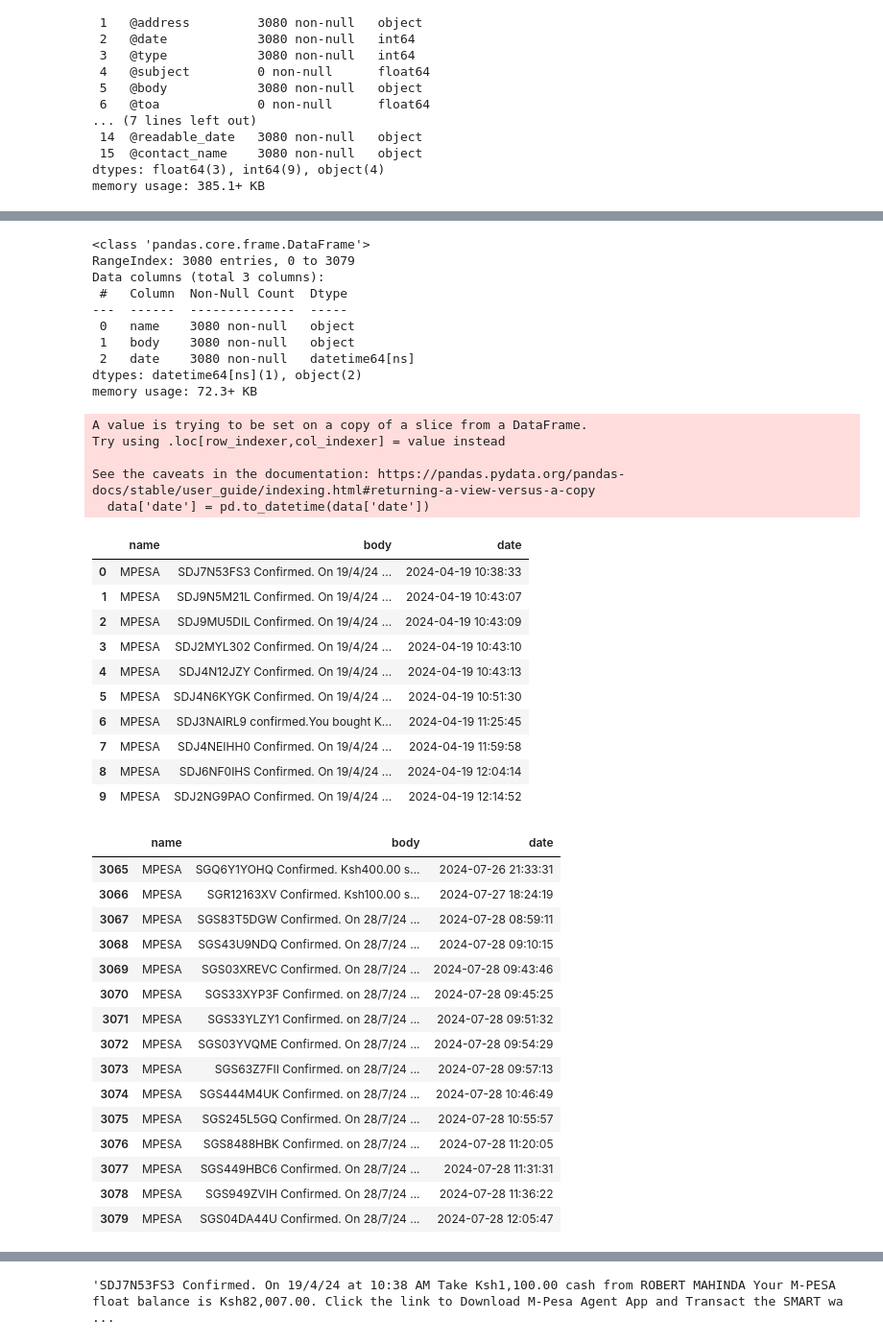
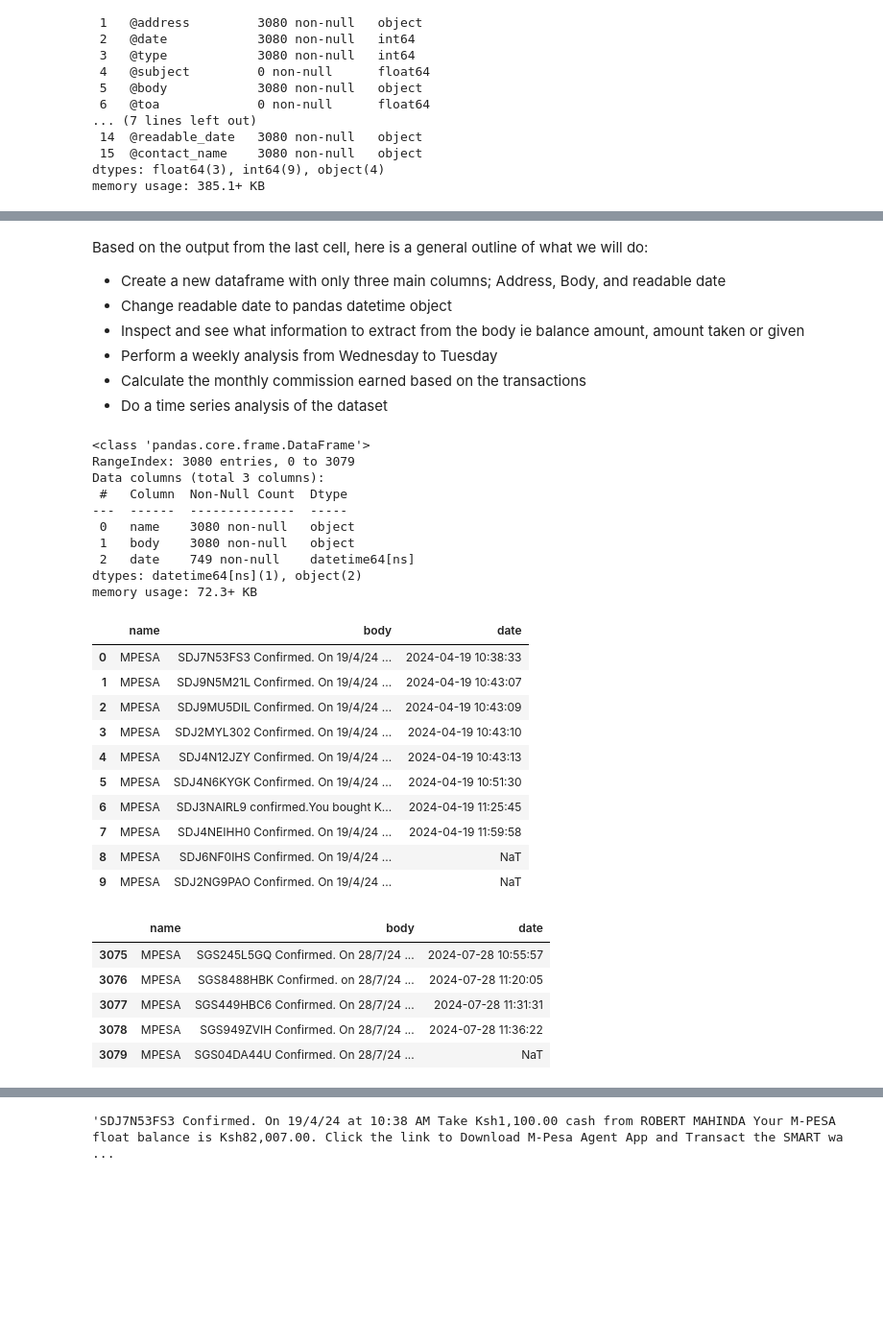
Before and after one commit to MarwaBrian/mpesa, a Jupyter notebook: index.ipynb, the cells around one changed output, grey strips where cells are left out. Shown at 96% size. Cells and saved outputs as stored; diff of their text form; code cells hidden in the pictures; blank space fills up the shorter version.

Commit message:
extraction function

```diff
--- a/index.ipynb
+++ b/index.ipynb
@@ -66,13 +66,23 @@ df.head()
+# %% [markdown]
+Based on the output from the last cell, here is a general outline of what we will do:
+- Create a new dataframe with only three main columns; Address, Body, and readable date
+- Change readable date to pandas datetime object
+- Inspect and see what information to extract from the body ie balance amount, amount taken or given
+- Perform a weekly analysis from Wednesday to Tuesday
+- Calculate the monthly commission earned based on the transactions
+- Do a time series analysis of the dataset
 # %%
 #columns to keep
-data = df[['@address', '@body', '@readable_date']]
+keep = ['@address', '@body', '@readable_date']
 
+#new data frame
+data = df[keep].copy()
 
 #renaming the columns
 data.columns = ['name', 'body', 'date']
 
 #converting the date into datetime object
-data['date'] = pd.to_datetime(data['date'])
+data['date'] = pd.to_datetime(data['date'], errors = 'coerce')
 
 data.info()
 # %% [output]
@@ -83,14 +93,9 @@ Data columns (total 3 columns):
 ---  ------  --------------  -----
  0   name    3080 non-null   object
  1   body    3080 non-null   object
- 2   date    3080 non-null   datetime64[ns]
+ 2   date    749 non-null    datetime64[ns]
 dtypes: datetime64[ns](1), object(2)
 memory usage: 72.3+ KB
-A value is trying to be set on a copy of a slice from a DataFrame.
-Try using .loc[row_indexer,col_indexer] = value instead
-
-See the caveats in the documentation: https://pandas.pydata.org/pandas-docs/stable/user_guide/indexing.html#returning-a-view-versus-a-copy
-  data['date'] = pd.to_datetime(data['date'])
 # %%
 data.head(10)
 # %% [output]
@@ -103,24 +108,14 @@ data.head(10)
 | 5 | MPESA | SDJ4N6KYGK Confirmed. On 19/4/24 ... | 2024-04-19 10:51:30 |
 | 6 | MPESA | SDJ3NAIRL9 confirmed.You bought K... | 2024-04-19 11:25:45 |
 | 7 | MPESA | SDJ4NEIHH0 Confirmed. On 19/4/24 ... | 2024-04-19 11:59:58 |
-| 8 | MPESA | SDJ6NF0IHS Confirmed. On 19/4/24 ... | 2024-04-19 12:04:14 |
-| 9 | MPESA | SDJ2NG9PAO Confirmed. On 19/4/24 ... | 2024-04-19 12:14:52 |
+| 8 | MPESA | SDJ6NF0IHS Confirmed. On 19/4/24 ... | NaT |
+| 9 | MPESA | SDJ2NG9PAO Confirmed. On 19/4/24 ... | NaT |
 # %%
-data.tail(15)
+data.tail()
 # %% [output]
 |  | name | body | date |
-| 3065 | MPESA | SGQ6Y1YOHQ Confirmed. Ksh400.00 s... | 2024-07-26 21:33:31 |
-| 3066 | MPESA | SGR12163XV Confirmed. Ksh100.00 s... | 2024-07-27 18:24:19 |
-| 3067 | MPESA | SGS83T5DGW Confirmed. On 28/7/24 ... | 2024-07-28 08:59:11 |
-| 3068 | MPESA | SGS43U9NDQ Confirmed. On 28/7/24 ... | 2024-07-28 09:10:15 |
-| 3069 | MPESA | SGS03XREVC Confirmed. On 28/7/24 ... | 2024-07-28 09:43:46 |
-| 3070 | MPESA | SGS33XYP3F Confirmed. on 28/7/24 ... | 2024-07-28 09:45:25 |
-| 3071 | MPESA | SGS33YLZY1 Confirmed. on 28/7/24 ... | 2024-07-28 09:51:32 |
-| 3072 | MPESA | SGS03YVQME Confirmed. On 28/7/24 ... | 2024-07-28 09:54:29 |
-| 3073 | MPESA | SGS63Z7FII Confirmed. on 28/7/24 ... | 2024-07-28 09:57:13 |
-| 3074 | MPESA | SGS444M4UK Confirmed. on 28/7/24 ... | 2024-07-28 10:46:49 |
 | 3075 | MPESA | SGS245L5GQ Confirmed. On 28/7/24 ... | 2024-07-28 10:55:57 |
 | 3076 | MPESA | SGS8488HBK Confirmed. on 28/7/24 ... | 2024-07-28 11:20:05 |
 | 3077 | MPESA | SGS449HBC6 Confirmed. On 28/7/24 ... | 2024-07-28 11:31:31 |
 | 3078 | MPESA | SGS949ZVIH Confirmed. On 28/7/24 ... | 2024-07-28 11:36:22 |
-| 3079 | MPESA | SGS04DA44U Confirmed. On 28/7/24 ... | 2024-07-28 12:05:47 |
+| 3079 | MPESA | SGS04DA44U Confirmed. On 28/7/24 ... | NaT |
```
Also changed, not shown: parts of 20 cells of this notebook.
